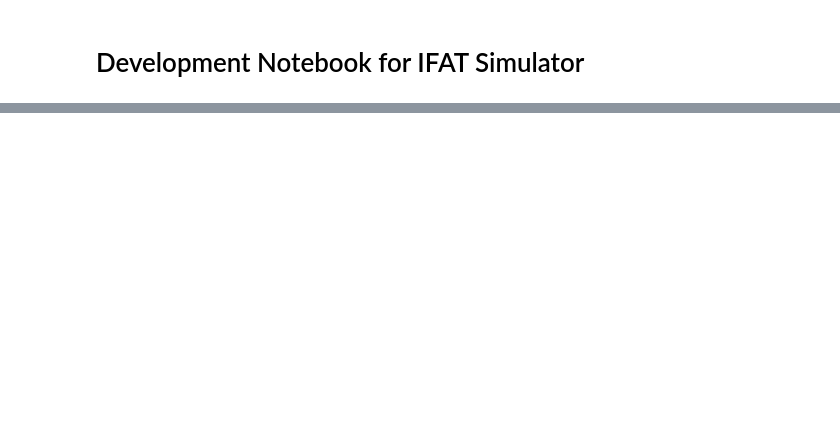
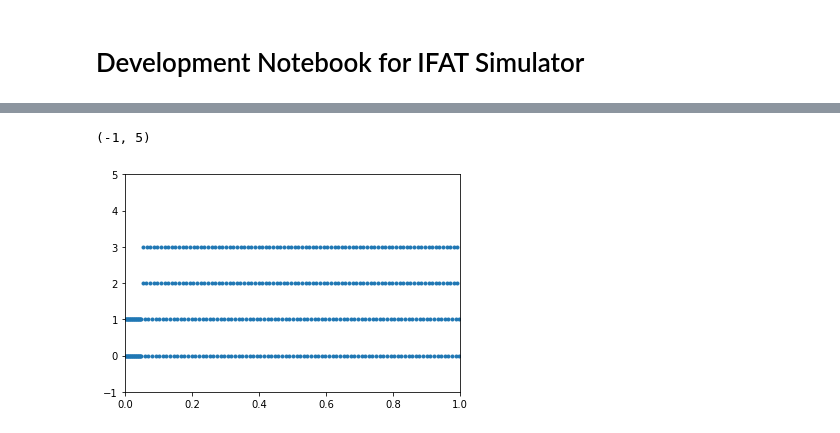
Before and after one commit to acellon/ifat-py, a Jupyter notebook: ifat.ipynb, the cells around one changed output, grey strips where cells are left out. Cells and saved outputs as stored; diff of their text form; code cells hidden in the pictures; blank space fills up the shorter version.

```diff
--- a/ifat.ipynb
+++ b/ifat.ipynb
@@ -149,2 +173,5 @@ NameError: name 'vmon' is not defined
 # %%
-plot(mon.t, mon.i,'.'); xlim([0.099,0.11])
+plot(sp_mon.t, sp_mon.i, '.'); xlim([0,1]); ylim([-1, N+1])
+# %% [output]
+(-1, 5)
+[figure, added]
```
Also changed, not shown: parts of 24 cells of this notebook, 1 other file.
